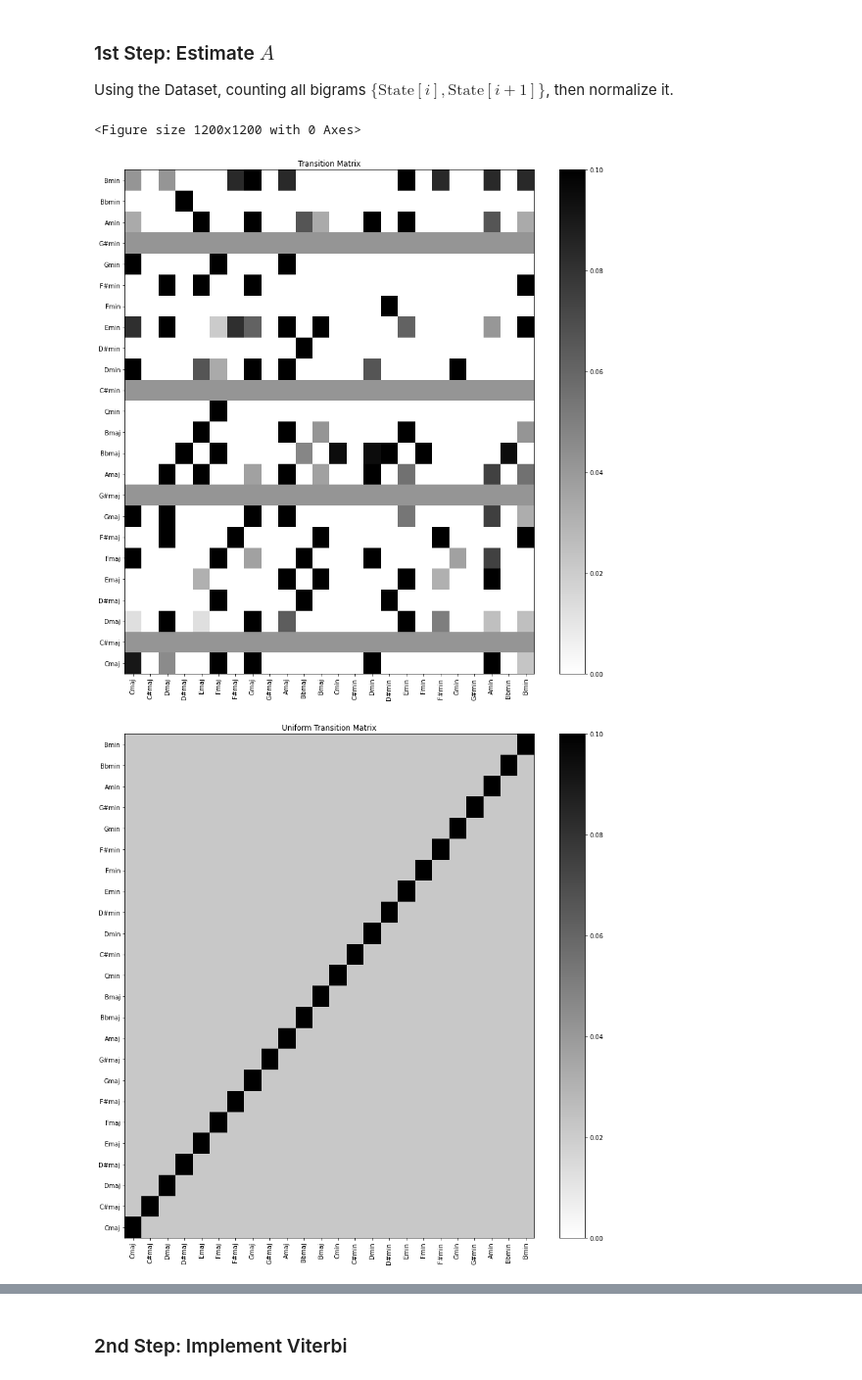
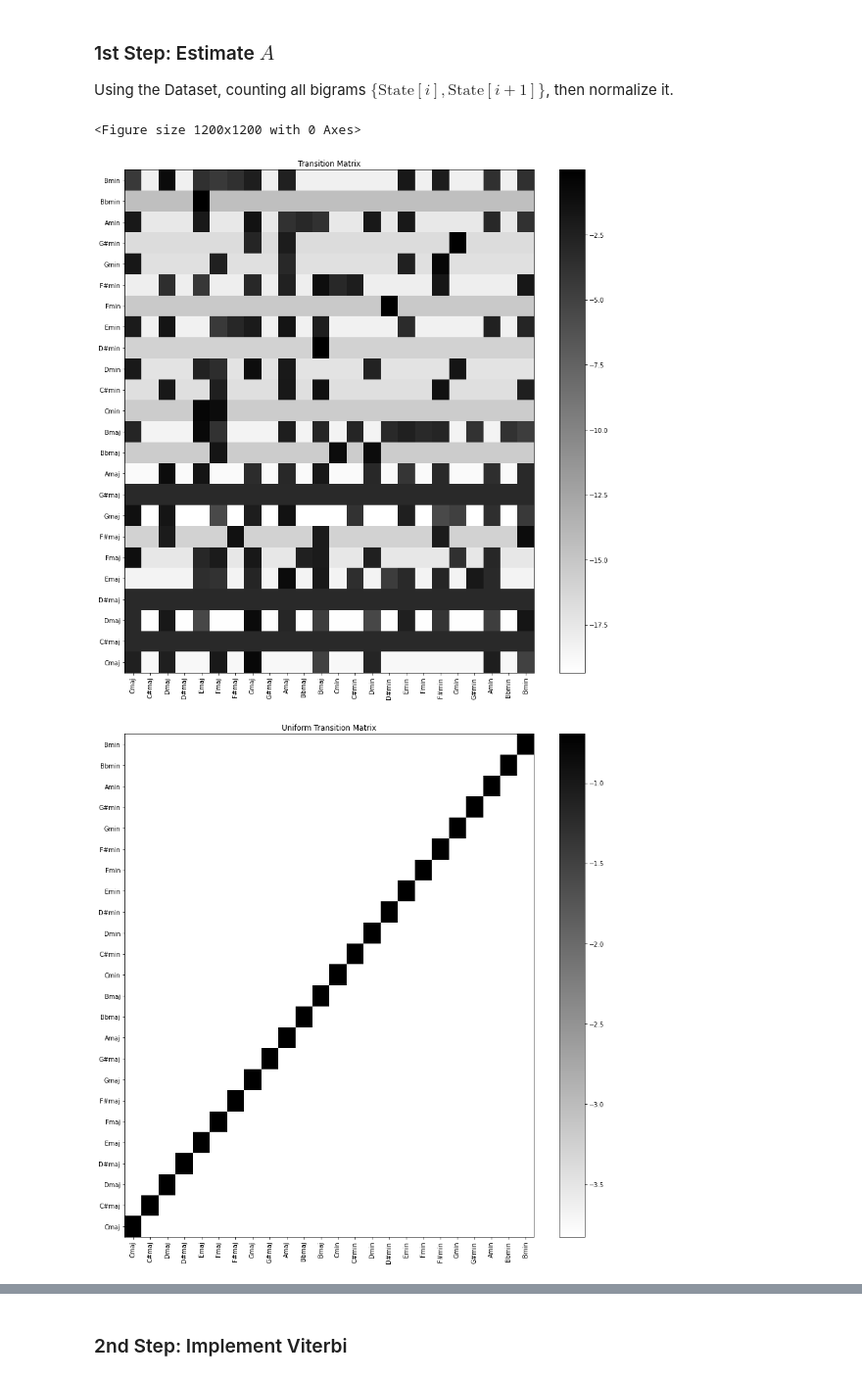
Before and after one commit to Kiro-V/Chord-Recognition, a Jupyter notebook: chord-recognition.ipynb, the cells around one changed output, grey strips where cells are left out. Shown: that part at 98% size. Saved outputs shown, nothing was run; the diff lists cells and outputs as text; code cells hidden in the pictures.

```diff
--- a/chord-recognition.ipynb
+++ b/chord-recognition.ipynb
@@ -44,8 +45,4 @@ libfmp.b.plot_matrix(template, ax=[ax], xlabel='Chroma', ylabel='Chord', title='
 # %%
 # Compute chroma features
 # anti_hero_chord_progression.wave: Amaj, Emaj, Bmaj, C#maj
-fn_wav = 'resources/piano/antihero.mp3'
-ipd.Audio(fn_wav)
-x, fs = librosa.load(fn_wav)
-print(fs)
-print(x.shape)
+fn_wav = 'resources/piano/antihero_chord_progression.wav'
@@ -81,8 +75,8 @@ plt.tight_layout()
 # %%
 # Chord recognition
 X = X_CQT
-chord_sim, chord_max = tm.chord_recognition_template(X,nonchord=False, norm_sim='max')
-chord_labels = tm.get_chord_labels(nonchord=False)
+chord_sim, chord_max = tm.chord_recognition_template(X,nonchord=True, norm_sim='max')
+chord_labels = tm.get_chord_labels(nonchord=True)
 
 # Plot
 cmap = libfmp.b.compressed_gray_cmap(alpha=1, reverse=False)
@@ -170,34 +164,43 @@ chord_24 = ['Cmaj', 'C#maj', 'Dmaj', 'D#maj', 'Emaj', 'Fmaj', 'F#maj', 'Gmaj', '
 codebook = {chord: i for i, chord in enumerate(chord_24)}
 
 # Create a transition matrix
 # Initialize the transition matrix with epsilon to avoid zero probabilities
 A = np.ones((24, 24)) * 1e-6
 
 # Loop through the bigram_counts_all to populate the transition matrix
 for bigram, count in bigram_counts_all.items():
     i = codebook[bigram[0]]
     j = codebook[bigram[1]]
     A[i, j] = count
 
 # Normalize the transition matrix
 A = A / np.sum(A, axis=1)[:, np.newaxis]
 
 # Plot the transition matrix
 plt.figure(figsize=(12, 12))
-libfmp.b.plot_matrix(A, colorbar=True, clim=[0, 0.1],xlabel=None, ylabel=None,
+libfmp.b.plot_matrix(np.log(A), colorbar=True,xlabel=None, ylabel=None,
                       title='Transition Matrix', figsize=(12, 12))
 plt.xticks(np.arange(24), chord_24, rotation=90)
 plt.yticks(np.arange(24), chord_24)
 
 # Create a uniform transition matrix
 A_uni = hmm.uniform_transition_matrix(0.5)
-libfmp.b.plot_matrix(A_uni, colorbar=True, clim=[0, 0.1],xlabel=None,
+libfmp.b.plot_matrix(np.log(A_uni), colorbar=True,xlabel=None,
+                     ylabel=None, title='Uniform Transition Matrix', figsize=(12, 12))
+
+plt.xticks(np.arange(24), chord_24, rotation=90)
+plt.yticks(np.arange(24), chord_24)
+
+# Combing the transition matrix and uniform matrix
+A_comb = (A + A_uni)
+A_comb = A_comb / np.max(A_comb)
+libfmp.b.plot_matrix(np.log(A_comb),colorbar=True,xlabel=None,
                      ylabel=None, title='Uniform Transition Matrix', figsize=(12, 12))
 
 plt.xticks(np.arange(24), chord_24, rotation=90)
 plt.yticks(np.arange(24), chord_24)
 plt.show()
 # %% [output]
 <Figure size 1200x1200 with 0 Axes>
-[figure, old version]
+[figure, new version]
-[figure, old version]
+[figure, new version]
```
Also changed, not shown: parts of 8 cells of this notebook, 14 other files.
